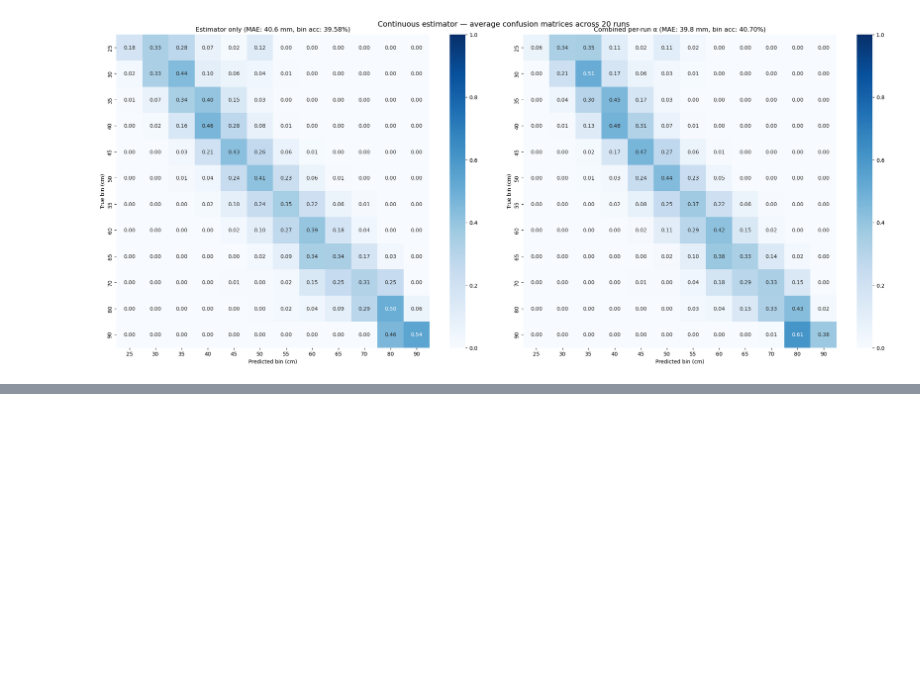
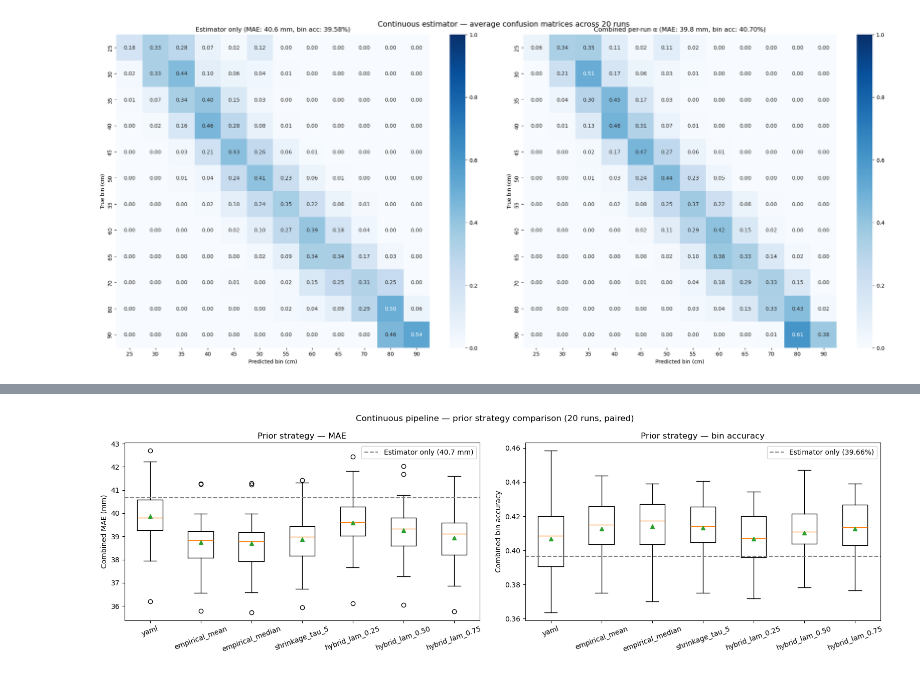
Before and after one commit to mmerioles/safse, a Jupyter notebook: notebooks/combined-model-continuous.ipynb, the cells around one changed output, grey strips where cells are left out. Cells and saved outputs as stored; diff of their text form; code cells hidden in the pictures; blank space fills up the shorter version.

```diff
--- a/notebooks/combined-model-continuous.ipynb
+++ b/notebooks/combined-model-continuous.ipynb
@@ -776,0 +975,61 @@ plt.show()
+# %%
+# ── Summary table ─────────────────────────────────────────────────────────────
+print(f'{"Config":<22} {"MAE (mm)":<18} {"RMSE (mm)":<18} {"Bin acc":<16} {"α":<8}')
+print('-' * 82)
+for name, _ in PRIOR_CONFIGS:
+    df_c = pd.DataFrame(results_by_config[name])
+    print(f'{name:<22} '
+          f'{df_c["comb_mae_mm"].mean():.1f} ± {df_c["comb_mae_mm"].std():.1f}    '
+          f'{df_c["comb_rmse_mm"].mean():.1f} ± {df_c["comb_rmse_mm"].std():.1f}    '
+          f'{df_c["comb_bin_acc"].mean():.2%} ± {df_c["comb_bin_acc"].std():.2%}  '
+          f'{df_c["best_alpha"].mean():.2f}')
+
+est_mae_mean  = np.mean([r['est_mae_mm']  for r in results_by_config['yaml']])
+est_bacc_mean = np.mean([r['est_bin_acc'] for r in results_by_config['yaml']])
+print(f'\nEstimator-only baseline: MAE={est_mae_mean:.1f}mm, bin_acc={est_bacc_mean:.2%}')
+
+# ── Paired t-tests vs YAML baseline ───────────────────────────────────────────
+# Paired because every config sees the same split + trained estimator each run.
+yaml_mae  = np.array([r['comb_mae_mm']  for r in results_by_config['yaml']])
+yaml_bacc = np.array([r['comb_bin_acc'] for r in results_by_config['yaml']])
+
+print('\nPaired t-tests vs yaml baseline (per-run differences):')
+print(f'  {"Config":<22} {"Δ MAE (mm)":<14} {"p (MAE)":<10}  {"Δ bin_acc":<12} {"p (bacc)":<10}')
+for name, _ in PRIOR_CONFIGS:
+    if name == 'yaml':
+        continue
+    other_mae  = np.array([r['comb_mae_mm']  for r in results_by_config[name]])
+    other_bacc = np.array([r['comb_bin_acc'] for r in results_by_config[name]])
+    # MAE: lower is better, so negative Δ = improvement
+    t_mae,  p_mae  = stats.ttest_rel(other_mae,  yaml_mae)
+    t_bacc, p_bacc = stats.ttest_rel(other_bacc, yaml_bacc)
+    d_mae  = (other_mae  - yaml_mae).mean()
+    d_bacc = (other_bacc - yaml_bacc).mean()
+    sig_m = '***' if p_mae  < 0.001 else '**' if p_mae  < 0.01 else '*' if p_mae  < 0.05 else ''
+    sig_b = '***' if p_bacc < 0.001 else '**' if p_bacc < 0.01 else '*' if p_bacc < 0.05 else ''
+    print(f'  {name:<22} {d_mae:+.2f}        {p_mae:.4f} {sig_m:<3} '
+          f'{d_bacc:+.2%}      {p_bacc:.4f} {sig_b}')
+
+# ── Box plots: MAE and bin accuracy side by side ──────────────────────────────
+fig, (ax1, ax2) = plt.subplots(1, 2, figsize=(16, 5))
+
+mae_data  = [[r['comb_mae_mm']  for r in results_by_config[name]] for name, _ in PRIOR_CONFIGS]
+bacc_data = [[r['comb_bin_acc'] for r in results_by_config[name]] for name, _ in PRIOR_CONFIGS]
+labels    = [name for name, _ in PRIOR_CONFIGS]
+
+ax1.boxplot(mae_data, labels=labels, showmeans=True)
+ax1.axhline(est_mae_mean, ls='--', color='gray', label=f'Estimator only ({est_mae_mean:.1f} mm)')
+ax1.set_ylabel('Combined MAE (mm)')
+ax1.set_title('Prior strategy — MAE')
+ax1.legend(); ax1.tick_params(axis='x', rotation=20)
+
+ax2.boxplot(bacc_data, labels=labels, showmeans=True)
+ax2.axhline(est_bacc_mean, ls='--', color='gray', label=f'Estimator only ({est_bacc_mean:.2%})')
+ax2.set_ylabel('Combined bin accuracy')
+ax2.set_title('Prior strategy — bin accuracy')
+ax2.legend(); ax2.tick_params(axis='x', rotation=20)
+
+plt.suptitle(f'Continuous pipeline — prior strategy comparison ({NUM_RUNS_EXP} runs, paired)')
+plt.tight_layout()
+plt.show()
+# %% [output]
@@ -776,0 +1056 @@ plt.show()
+[figure, added]
```
Also changed, not shown: parts of 5 cells of this notebook, 1 other file.
